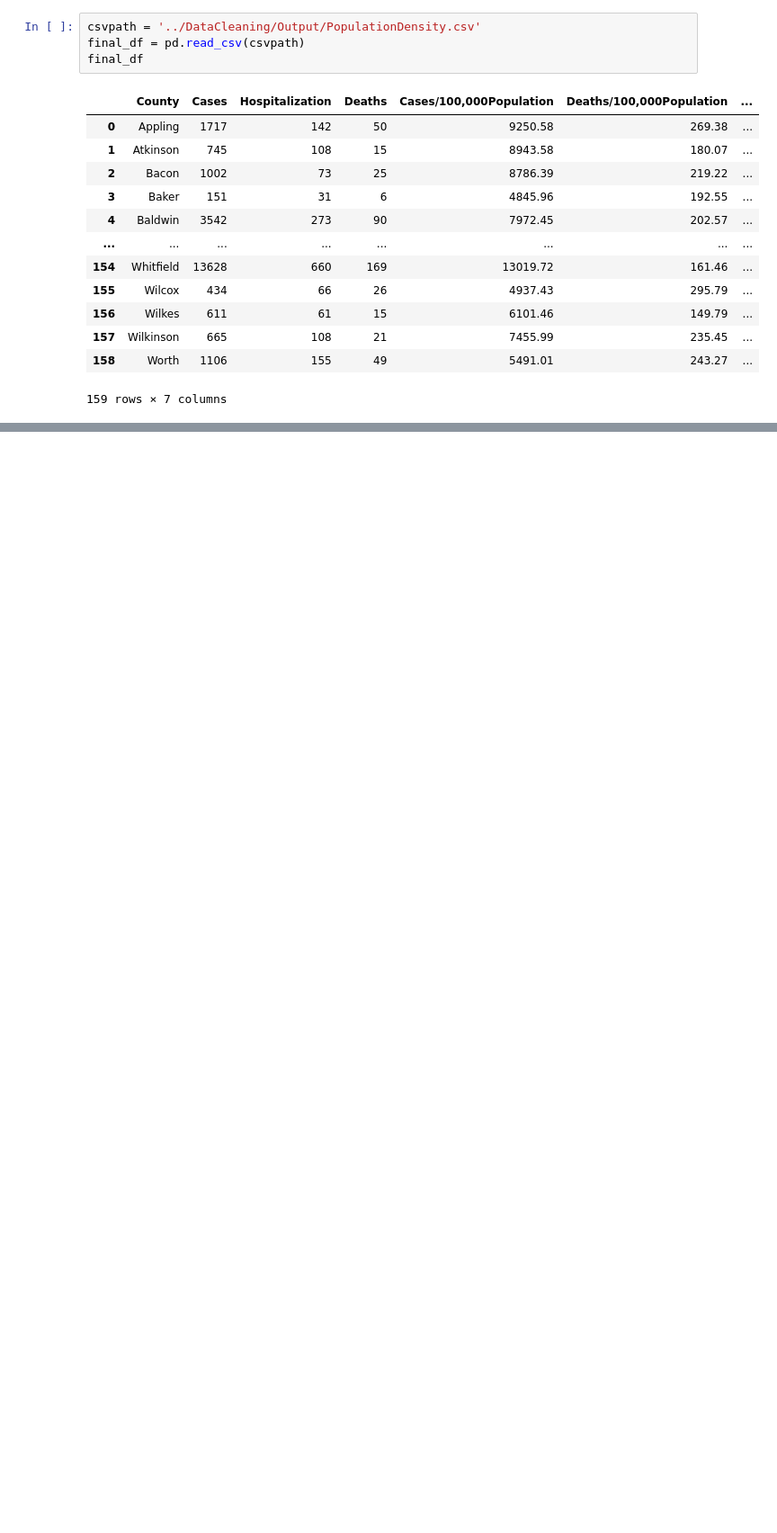
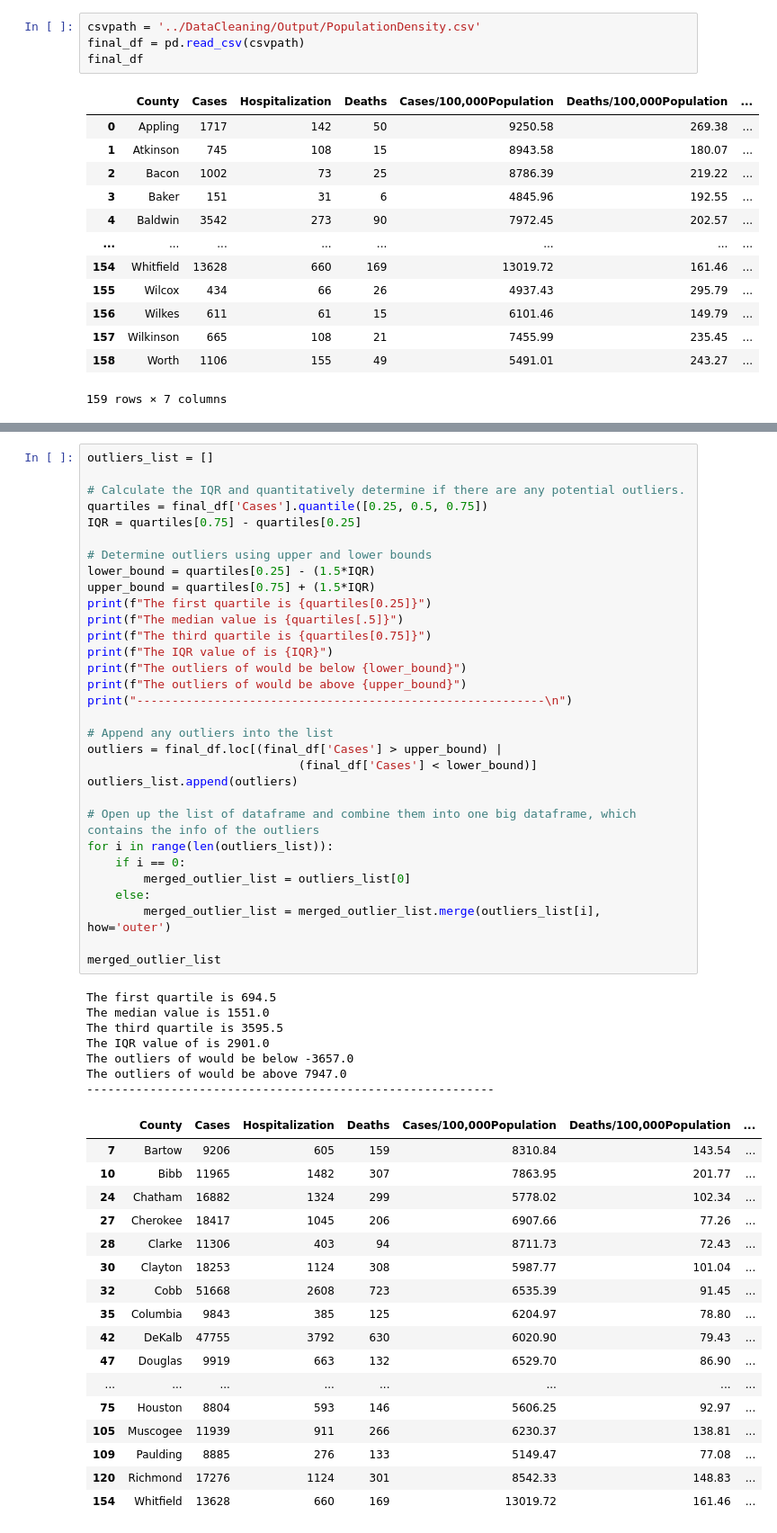
Before and after one commit to jzhao0626/Pandemic_Analysis, a Jupyter notebook: DataAnalysis/DataAnalysis_Population-vs-Case.ipynb, the cells around one changed output, grey strips where cells are left out. Shown: that part at 90% size. Drawn from its saved outputs; the diff is of its cells as text; blank space fills up the shorter version.

```diff
--- a/DataAnalysis/DataAnalysis_Population-vs-Case.ipynb
+++ b/DataAnalysis/DataAnalysis_Population-vs-Case.ipynb
@@ -22,0 +43,56 @@ final_df
+# %%
+outliers_list = []
+
+# Calculate the IQR and quantitatively determine if there are any potential outliers.
+quartiles = final_df['Cases'].quantile([0.25, 0.5, 0.75])
+IQR = quartiles[0.75] - quartiles[0.25]
+
+# Determine outliers using upper and lower bounds
+lower_bound = quartiles[0.25] - (1.5*IQR)
+upper_bound = quartiles[0.75] + (1.5*IQR)
+print(f"The first quartile is {quartiles[0.25]}")
+print(f"The median value is {quartiles[.5]}")
+print(f"The third quartile is {quartiles[0.75]}")
+print(f"The IQR value of is {IQR}")
+print(f"The outliers of would be below {lower_bound}")
+print(f"The outliers of would be above {upper_bound}")
+print("----------------------------------------------------------\n")
+
+# Append any outliers into the list
+outliers = final_df.loc[(final_df['Cases'] > upper_bound) |
+                              (final_df['Cases'] < lower_bound)]
+outliers_list.append(outliers)
+
+# Open up the list of dataframe and combine them into one big dataframe, which contains the info of the outliers
+for i in range(len(outliers_list)):
+    if i == 0:
+        merged_outlier_list = outliers_list[0]
+    else:
+        merged_outlier_list = merged_outlier_list.merge(outliers_list[i], how='outer')
+
+merged_outlier_list
+# %% [output]
+The first quartile is 694.5
+The median value is 1551.0
+The third quartile is 3595.5
+The IQR value of is 2901.0
+The outliers of would be below -3657.0
+The outliers of would be above 7947.0
+----------------------------------------------------------
+|  | County | Cases | Hospitalization | Deaths | Cases/100,000Population | Deaths/100,000Population | ... |
+| 7 | Bartow | 9206 | 605 | 159 | 8310.84 | 143.54 | ... |
+| 10 | Bibb | 11965 | 1482 | 307 | 7863.95 | 201.77 | ... |
+| 24 | Chatham | 16882 | 1324 | 299 | 5778.02 | 102.34 | ... |
+| 27 | Cherokee | 18417 | 1045 | 206 | 6907.66 | 77.26 | ... |
+| 28 | Clarke | 11306 | 403 | 94 | 8711.73 | 72.43 | ... |
+| 30 | Clayton | 18253 | 1124 | 308 | 5987.77 | 101.04 | ... |
+| 32 | Cobb | 51668 | 2608 | 723 | 6535.39 | 91.45 | ... |
+| 35 | Columbia | 9843 | 385 | 125 | 6204.97 | 78.80 | ... |
+| 42 | DeKalb | 47755 | 3792 | 630 | 6020.90 | 79.43 | ... |
+| 47 | Douglas | 9919 | 663 | 132 | 6529.70 | 86.90 | ... |
+| ... | ... | ... | ... | ... | ... | ... | ... |
+| 75 | Houston | 8804 | 593 | 146 | 5606.25 | 92.97 | ... |
+| 105 | Muscogee | 11939 | 911 | 266 | 6230.37 | 138.81 | ... |
+| 109 | Paulding | 8885 | 276 | 133 | 5149.47 | 77.08 | ... |
+| 120 | Richmond | 17276 | 1124 | 301 | 8542.33 | 148.83 | ... |
+| 154 | Whitfield | 13628 | 660 | 169 | 13019.72 | 161.46 | ... |
```
Also changed, not shown: parts of 7 cells of this notebook, 12 other files.
